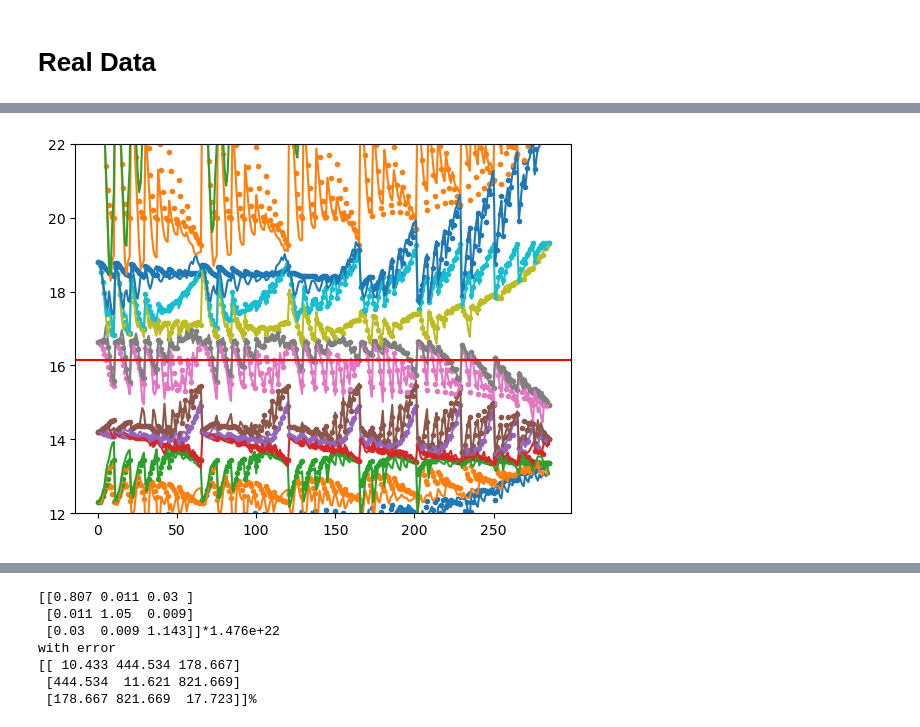
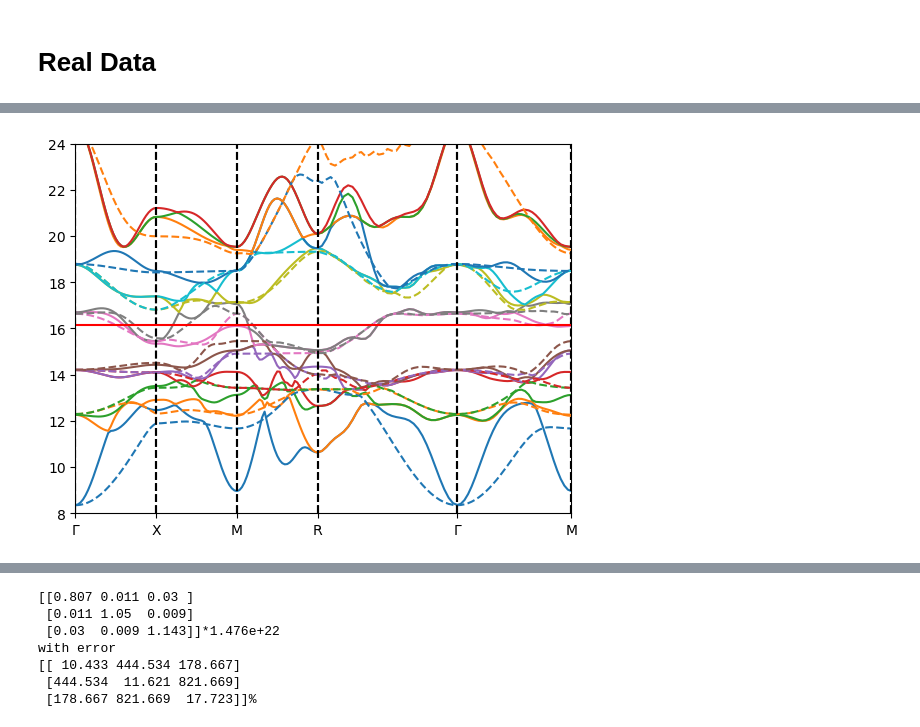
Before and after one commit to redweasel/tight-binding, a Jupyter notebook: TightBinding.ipynb, the cells around one changed output, grey strips where cells are left out. Cells and saved outputs as stored; diff of their text form; code cells hidden in the pictures.

Commit message:
january update
- boost performance of symmetrization
- add utility functions for symmetry
- introduce a new exact model

```diff
--- a/TightBinding.ipynb
+++ b/TightBinding.ipynb
@@ -259,12 +326,7 @@ basis_transform = np.eye(3)
 #basis_transform = np.array([[-1, 1, 1], [1, -1, 1], [1, 1, -1]]) / 2.0
 # fcc crystal
 #basis_transform = np.array([[0, 1, 1], [1, 0, 1], [1, 1, 0]]) / 2.0
-#neighbor_R = ((0, 0, 0), (1, 0, 0), (1, 1, 0), (1, 1, 1), (2, 0, 0), (2, 1, 0), (2, 1, 1), (2, 2, 1), (2, 2, 2), (3, 0, 0)) # works well
-#neighbor_R = ((0,0,0), (1,0,0), (0,1,0), (0,0,1))
-#neighbor_R = ((0,0,0), (1,0,0), (0,1,0), (0,0,1), (1,1,0), (1,-1,0), (1,0,1), (1,0,-1), (0,1,1), (0,1,-1))
-#neighbor_R = ((0,0,0), (1,0,0), (0,1,0), (0,0,1), (1,1,0), (1,-1,0), (1,0,1), (1,0,-1), (0,1,1), (0,1,-1), (1,1,1), (1,-1,1), (1,1,-1), (1,-1,-1))
-neighbor_R = ((0,0,0), (1,0,0), (0,1,0), (0,0,1), (1,1,0), (1,-1,0), (1,0,1), (1,0,-1), (0,1,1), (0,1,-1), (1,1,1), (1,-1,1), (1,1,-1), (1,-1,-1), (2,0,0), (0,2,0), (0,0,2))
-neighbor_R = (basis_transform @ np.asarray(neighbor_R).T).T
+
 #u_repr = UR.one_dim(False, False, True) * 9
 #u_repr = UR.one_dim(False, False, True)*6 + UR.o3() # error still goes down well
 #u_repr = UR.one_dim(False, True, True)*3 + UR.o3() * 2 # good looking/expressive fermi surface
@@ -273,6 +335,15 @@ neighbor_R = (basis_transform @ np.asarray(neighbor_R).T).T
 #u_repr = UR.one_dim(False, False, True) + UR.so3() * 2 + UR.d3(False) * 2 + UR.o3()
 u_repr = UR.one_dim(False, False, True) + UR.d3(False) + UR.so3() + UR.d3(False) + UR.so3() + UR.o3()
 band_offset = 0 # = additional bands below reference
+
+#neighbor_R = ((0, 0, 0), (1, 0, 0), (1, 1, 0), (1, 1, 1), (2, 0, 0), (2, 1, 0), (2, 1, 1), (2, 2, 1), (2, 2, 2), (3, 0, 0)) # works well
+#neighbor_R = ((0,0,0), (1,0,0))
+#neighbor_R = ((0,0,0), (1,0,0), (1,1,0), (1,1,1))
+#neighbor_R = ((0,0,0), (1,0,0), (1,1,0), (1,1,1), (2,0,0))
+neighbor_R = ((0,0,0), (1,0,0), (1,1,0), (1,1,1), (2,0,0), (2,1,0), (2,1,1), (2,2,1), (2,2,0))
+#neighbor_R = ((0,0,0), (1,0,0), (1,1,0), (1,1,1), (2,0,0), (2,1,0), (2,1,1), (2,2,1), (2,2,0), (2,2,2), (3,0,0), (3,1,0), (3,1,1), (3,2,1))
+neighbor_R = u_repr.sym.complete_neighbors(neighbor_R)
+neighbor_R = (basis_transform @ np.asarray(neighbor_R).T).T
 
 import qespresso_interface as qe
 material = qe.QECrystal("nitinol_0K", [], [], [], 0)
@@ -301,18 +372,22 @@ tb_nitinol = TightBindingModel.init_from_ref(u_repr, neighbor_R, k_smpl, ref_ban
 ref_weights = ref_weights / np.max(ref_weights)
 sym_weights = 1 / ref_weights
 select = sym_weights > 1.5
-tb_nitinol.optimize(k_smpl[select], sym_weights[select], ref_bands[select], 1, band_offset, 500, batch_div=4, train_k0=False)
+# preparation in hopes it will give better chance of convergence
+#tb_nitinol.optimize(k_smpl[select], sym_weights[select], ref_bands[select], 1, band_offset, 500, batch_div=4, train_k0=False)
+#tb_nitinol.optimize(k_smpl, ref_weights, ref_bands, 1, band_offset, 500, batch_div=8, train_k0=False)
+#tb_nitinol.optimize(k_smpl[select], sym_weights[select], ref_bands[select], weights, band_offset, 100, batch_div=4, train_k0=False)
+
 # now fully optimize
-tb_nitinol.optimize(k_smpl, ref_weights, ref_bands, 1, band_offset, 500, batch_div=8, train_k0=False)
-tb_nitinol.optimize(k_smpl[select], sym_weights[select], ref_bands[select], weights, band_offset, 100, batch_div=4, train_k0=False)
-tb_nitinol.optimize(k_smpl, ref_weights, ref_bands, weights, band_offset, 800, batch_div=4, train_k0=False)
+tb_nitinol.optimize(k_smpl, ref_weights, ref_bands, weights, band_offset, 1000, batch_div=4, train_k0=False)
 # now also let the k=0 point free to get overall better error bounds
 tb_nitinol.optimize(k_smpl, ref_weights, ref_bands, weights, band_offset, 100, batch_div=1, train_k0=True)
 
-plot_bands_generic(k_smpl, ref_bands, '.')
-tb_nitinol.plot_bands(k_smpl)
+path = kpaths.KPath('G').to('X').to('M').to('R').to('G').to('M')
+interpolator = kpaths.interpolate(k_smpl, ref_bands, Symmetry.cubic(True), method='cubic')
+path.plot(tb_nitinol, '-')
+path.plot(interpolator, '--')
 plt.axhline(fermi_energy, color="r")
-plt.ylim(12, 22)
+plt.ylim(8, 24)
 plt.show()
 # %% [output]
 using 12  data bands
@@ -331 +405 @@ final loss: 1.75e-02
-[figure, old version]
+[figure, new version]
```
Also changed, not shown: parts of 21 cells of this notebook, 9 other files.
